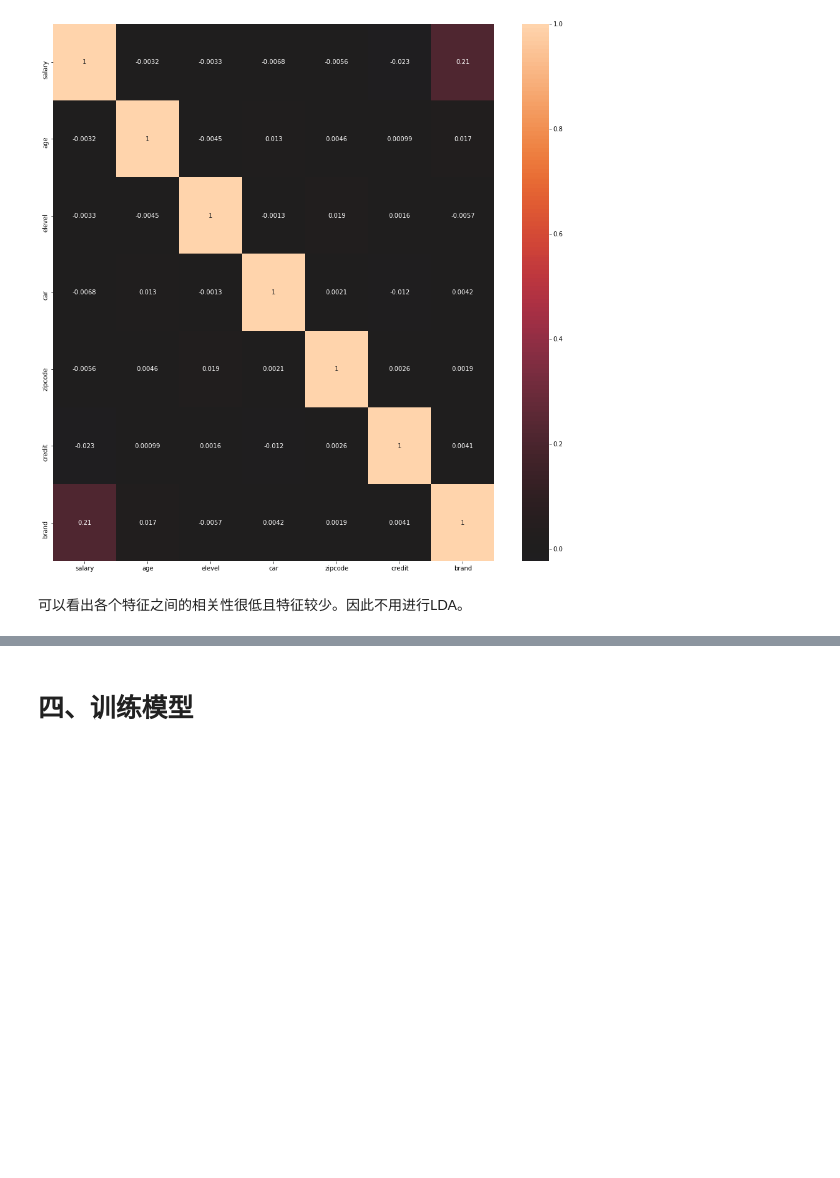
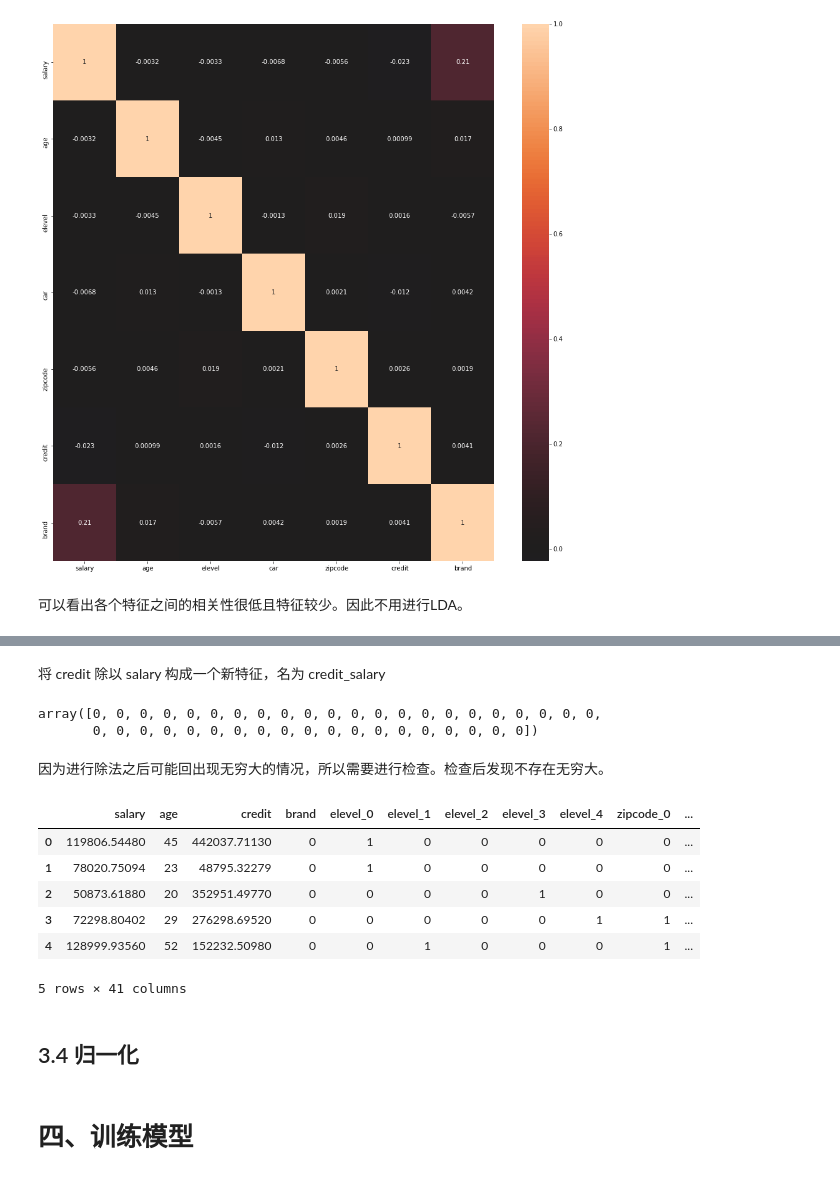
Before and after one commit to god13less/kaggle_competition, a Jupyter notebook: CommodityForecasting/version_0.ipynb, the cells around one changed output, grey strips where cells are left out. Drawn from its saved outputs; the diff is of its cells as text; code cells hidden in the pictures; blank space fills up the shorter version.

```diff
--- a/CommodityForecasting/version_0.ipynb
+++ b/CommodityForecasting/version_0.ipynb
@@ -168,0 +213,2 @@ sns.heatmap(corrs,
+# %%
+all_data=oneHot_code(all_data,['elevel','zipcode','car'])# 将 car、elevel 和 zipcode 特征进行独热。
@@ -168,0 +229,2 @@ sns.heatmap(corrs,
+# %%
+all_data['salary_age']=all_data.salary/all_data.age
@@ -168,0 +233,25 @@ sns.heatmap(corrs,
+# %%
+all_data['credit_age']=all_data.credit/all_data.age
+# %% [markdown]
+将 credit 除以 salary 构成一个新特征，名为 credit_salary
+# %%
+all_data['credit_salary']=all_data.credit/(all_data.salary)
+# %%
+sum(np.isinf(all_data.values))# 查看是否有 inf
+# %% [output]
+array([0, 0, 0, 0, 0, 0, 0, 0, 0, 0, 0, 0, 0, 0, 0, 0, 0, 0, 0, 0, 0, 0,
+       0, 0, 0, 0, 0, 0, 0, 0, 0, 0, 0, 0, 0, 0, 0, 0, 0, 0, 0])
+# %% [markdown]
+因为进行除法之后可能回出现无穷大的情况，所以需要进行检查。检查后发现不存在无穷大。
+# %%
+all_data.head()
+# %% [output]
+|  | salary | age | credit | brand | elevel_0 | elevel_1 | elevel_2 | elevel_3 | elevel_4 | zipcode_0 | ... |
+| 0 | 119806.54480 | 45 | 442037.71130 | 0 | 1 | 0 | 0 | 0 | 0 | 0 | ... |
+| 1 | 78020.75094 | 23 | 48795.32279 | 0 | 1 | 0 | 0 | 0 | 0 | 0 | ... |
+| 2 | 50873.61880 | 20 | 352951.49770 | 0 | 0 | 0 | 0 | 1 | 0 | 0 | ... |
+| 3 | 72298.80402 | 29 | 276298.69520 | 0 | 0 | 0 | 0 | 0 | 1 | 1 | ... |
+| 4 | 128999.93560 | 52 | 152232.50980 | 0 | 0 | 1 | 0 | 0 | 0 | 1 | ... |
+5 rows × 41 columns
+# %% [markdown]
+## 3.4 归一化
```
Also changed, not shown: parts of 29 cells of this notebook.
